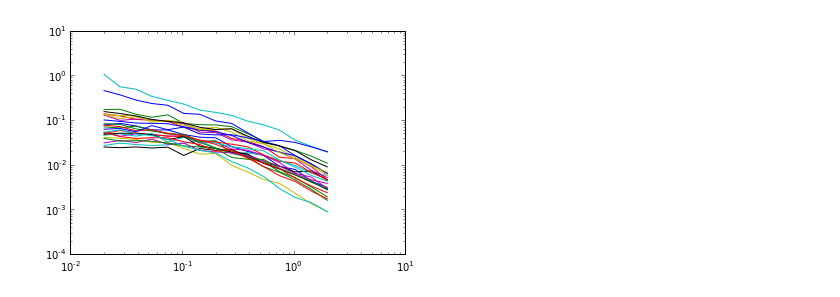
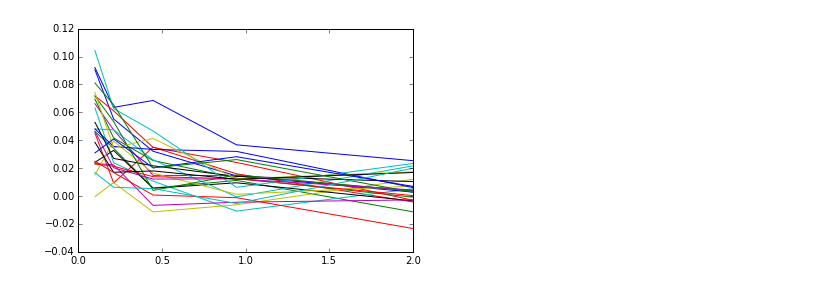
Before and after one commit to farr/HierarchicalLensing, a Jupyter notebook: stan/Test.ipynb, the cells around one changed output. Saved outputs shown, nothing was run; the diff lists cells and outputs as text; code cells hidden in the pictures.

```diff
--- a/stan/Test.ipynb
+++ b/stan/Test.ipynb
@@ -16,26 +16,26 @@ smc = -0.3*sqrt(smm*scc)
 sigma = array([[smm, smc], [smc, scc]])
 # %%
 N = 25
-Nr = 15
+Nr = 5
 Om = 0.28
 Ol = 0.72
 h = 0.7
 H0 = 100*h
 log_cl_params = multivariate_normal(mu, sigma, size=N)
-rs = exp(linspace(log(0.02), log(2), Nr))
+rs = exp(linspace(log(0.1), log(2), Nr))
 zl = 0.3
 zs = 1.0
 dL = cosmocalc(zl, H0, Om, Ol)['DA_Mpc']
 dS = cosmocalc(zs, H0, Om, Ol)['DA_Mpc']
 dLS = (dS*(1+zs) - dL*(1+zl))/(1+zs)
 true_kappas = array([wl.NFW(rs, exp(lm), exp(lc), zl, zs) for lm, lc in log_cl_params])
-sigma_kappas = 0.1 + 0*true_kappas
-meas_kappas = lognormal(mean=log(true_kappas), sigma=sigma_kappas)
+sigma_kappas = 0.01 + 0*true_kappas
+meas_kappas = normal(true_kappas, sigma_kappas)
 # %%
 for tk in meas_kappas:
-    loglog(rs, tk)
+    plot(rs, tk)
 # %% [output]
-[figure, old version]
+[figure, new version]
 # %%
 data = {'Nr' : Nr,
         'Nc' : N,
```
Also changed, not shown: parts of 7 cells of this notebook, 4 other files.
